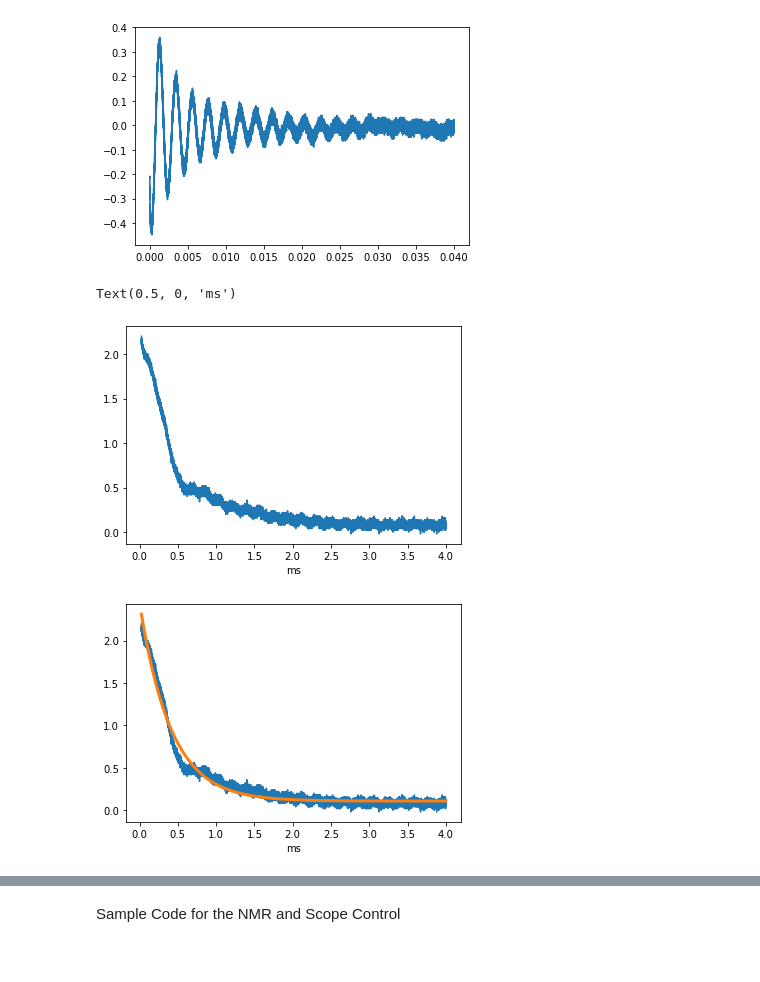
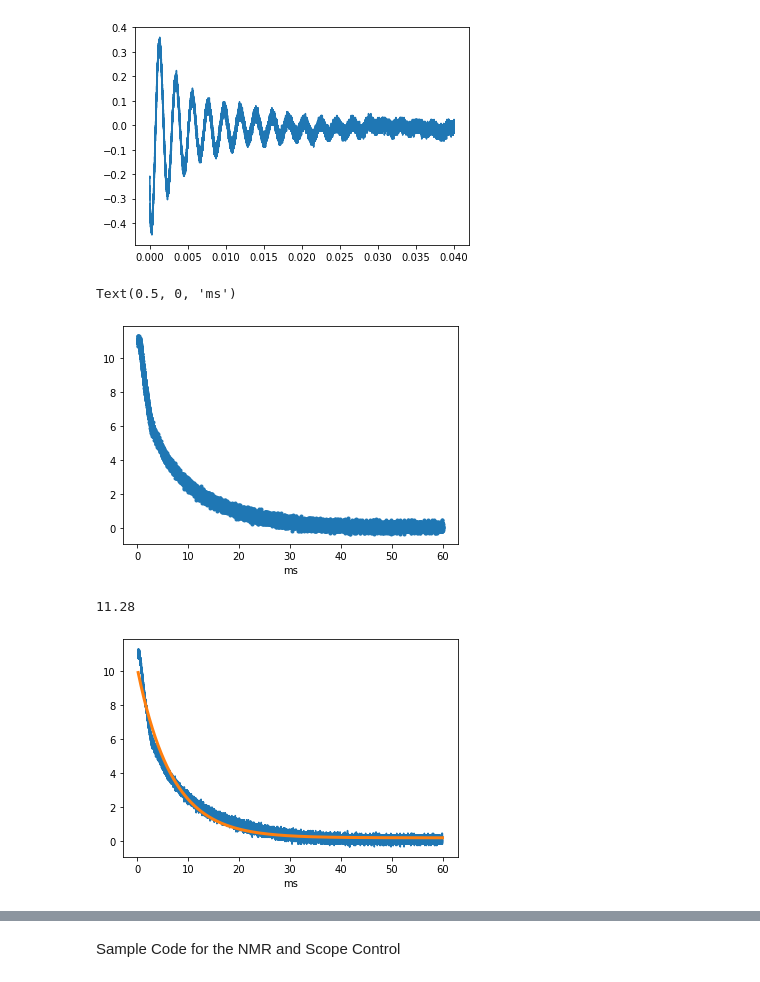
Before and after one commit to 314152718/NMR, a Jupyter notebook: NMR_SampleCode_New.ipynb, the cells around one changed output, grey strips where cells are left out. Saved outputs shown, nothing was run; the diff lists cells and outputs as text; code cells hidden in the pictures.

```diff
--- a/NMR_SampleCode_New.ipynb
+++ b/NMR_SampleCode_New.ipynb
@@ -17,15 +17,20 @@ plt.plot(data.time, data.y2)
 [<matplotlib.lines.Line2D at 0x...>]
 [figure]
 # %%
-data = pd.read_csv('T2_star_3_26_1.txt', header=None, names=["time", 'amp'])
+data = pd.read_csv('T2_star_3_27_2.txt', header=None, names=["time", 'amp'])
 data.time *= 1000
 start_i = data[data.amp == max(data.amp)].index[0]
-end_i = data[data.time == 4].index[0]
+end_i = data.index[data.time == 60][0]
 plt.plot(data.time[start_i:end_i], data.amp[start_i:end_i], '.')
+#plt.plot(data.time, data.amp, '.')
 plt.xlabel('ms')
 # %% [output]
 Text(0.5, 0, 'ms')
-[figure, old version]
+[figure, new version]
+# %%
+max(data.amp)
+# %% [output]
+11.28
 # %%
 import scipy
 from scipy.optimize import curve_fit
@@ -33,13 +38,13 @@ from scipy.optimize import curve_fit
 def exp_decay(t, A, decay, offset):
     return A*np.exp(-t/decay) + offset
 
-fit, err = curve_fit(exp_decay, data.time[start_i:end_i], data.amp[start_i:end_i], p0 = [2.2, 2, 0])
+fit, err = curve_fit(exp_decay, data.time[start_i:end_i], data.amp[start_i:end_i], p0 = [11.28, 2, 0])
 plt.plot(data.time[start_i:end_i], data.amp[start_i:end_i])
 plt.xlabel('ms')
 plt.plot(data.time[start_i: end_i], exp_decay(data.time[start_i: end_i], *fit), linewidth = 3)
 plt.show()
 # %% [output]
-[figure, old version]
+[figure, new version]
 # %%
 T2_star = fit[1]
 T2_star_err = np.sqrt(err[1,1])
```
Also changed, not shown: parts of 11 cells of this notebook.
